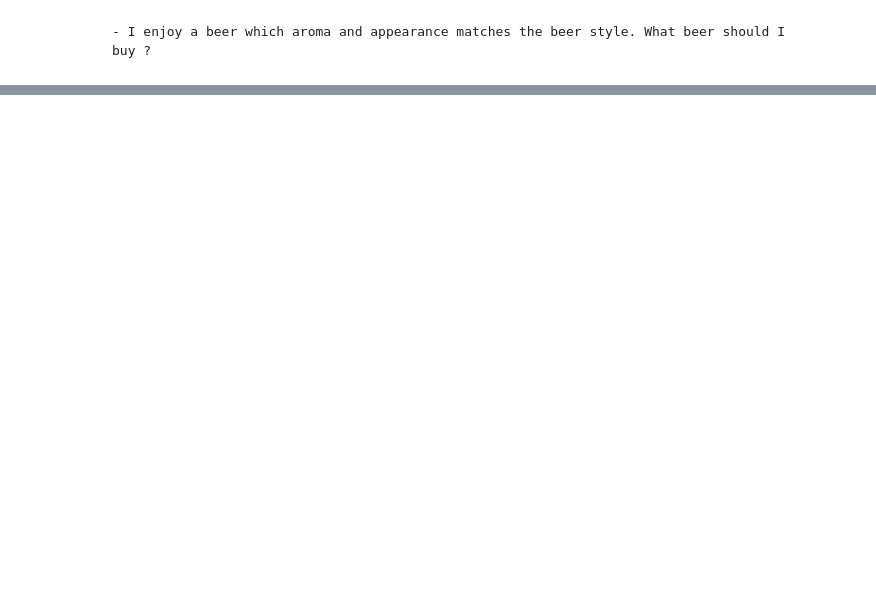
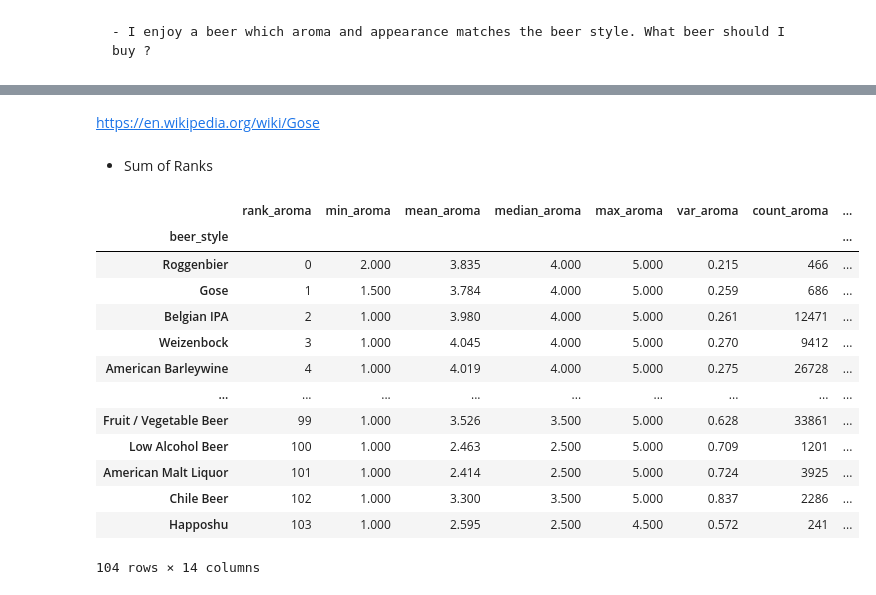
Before and after one commit to KonuTech/beer-reviews-recommender, a Jupyter notebook: beer_review_recommender.ipynb, the cells around one changed output, grey strips where cells are left out. Cells and saved outputs as stored; diff of their text form; code cells hidden in the pictures; blank space fills up the shorter version.

```diff
--- a/beer_review_recommender.ipynb
+++ b/beer_review_recommender.ipynb
@@ -1013,0 +1042,7 @@ recommended beers indexes: [22577, 22587, 22578]
+# %%
+# beer_reviews_copy[["review_overall", "beer_style"]].groupby(['beer_style']).agg(["mean", "count"]).fillna(0)
+beer_reviews_by_beer_style_aroma_stats = beer_reviews_copy[["beer_style", "review_aroma"]].groupby(["beer_style"]).agg(["min", "mean", "median", "max", "var", "count"]).fillna(0)
+beer_reviews_by_beer_style_aroma_stats.columns = beer_reviews_by_beer_style_aroma_stats.columns.droplevel(0)
+beer_reviews_by_beer_style_aroma_stats.sort_values(by=["max", "var", "median"], ascending=[False, True, False], inplace=True)
+beer_reviews_by_beer_style_aroma_stats.insert(0, 'rank', range(0, 0 + len(beer_reviews_by_beer_style_aroma_stats.index)))
+beer_reviews_by_beer_style_aroma_stats
@@ -1013,0 +1068,7 @@ recommended beers indexes: [22577, 22587, 22578]
+# %%
+# beer_reviews_copy[["review_overall", "beer_style"]].groupby(['beer_style']).agg(["mean", "count"]).fillna(0)
+beer_reviews_by_beer_style_appearance_stats = beer_reviews_copy[["beer_style", "review_appearance"]].groupby(["beer_style"]).agg(["min", "mean", "median", "max", "var", "count"]).fillna(0)
+beer_reviews_by_beer_style_appearance_stats.columns = beer_reviews_by_beer_style_appearance_stats.columns.droplevel(0)
+beer_reviews_by_beer_style_appearance_stats.sort_values(by=["max", "var", "median"], ascending=[False, True, False], inplace=True)
+beer_reviews_by_beer_style_appearance_stats.insert(0, 'rank', range(0, 0 + len(beer_reviews_by_beer_style_appearance_stats.index)))
+beer_reviews_by_beer_style_appearance_stats
@@ -1013,0 +1090,22 @@ recommended beers indexes: [22577, 22587, 22578]
+# %% [markdown]
+https://en.wikipedia.org/wiki/Gose
+# %% [markdown]
+* Sum of Ranks
+# %%
+beer_reviews_by_beer_style_aroma_X_appearance = pd.merge(left=beer_reviews_by_beer_style_aroma_stats, right=beer_reviews_by_beer_style_appearance_stats, on="beer_style", suffixes=('_aroma', '_appearance'))
+beer_reviews_by_beer_style_aroma_X_appearance
+# %% [output]
+|  | rank_aroma | min_aroma | mean_aroma | median_aroma | max_aroma | var_aroma | count_aroma | ... |
+| beer_style |  |  |  |  |  |  |  | ... |
+| Roggenbier | 0 | 2.000 | 3.835 | 4.000 | 5.000 | 0.215 | 466 | ... |
+| Gose | 1 | 1.500 | 3.784 | 4.000 | 5.000 | 0.259 | 686 | ... |
+| Belgian IPA | 2 | 1.000 | 3.980 | 4.000 | 5.000 | 0.261 | 12471 | ... |
+| Weizenbock | 3 | 1.000 | 4.045 | 4.000 | 5.000 | 0.270 | 9412 | ... |
+| American Barleywine | 4 | 1.000 | 4.019 | 4.000 | 5.000 | 0.275 | 26728 | ... |
+| ... | ... | ... | ... | ... | ... | ... | ... | ... |
+| Fruit / Vegetable Beer | 99 | 1.000 | 3.526 | 3.500 | 5.000 | 0.628 | 33861 | ... |
+| Low Alcohol Beer | 100 | 1.000 | 2.463 | 2.500 | 5.000 | 0.709 | 1201 | ... |
+| American Malt Liquor | 101 | 1.000 | 2.414 | 2.500 | 5.000 | 0.724 | 3925 | ... |
+| Chile Beer | 102 | 1.000 | 3.300 | 3.500 | 5.000 | 0.837 | 2286 | ... |
+| Happoshu | 103 | 1.000 | 2.595 | 2.500 | 4.500 | 0.572 | 241 | ... |
+104 rows × 14 columns
```
Also changed, not shown: parts of 58 cells of this notebook.
